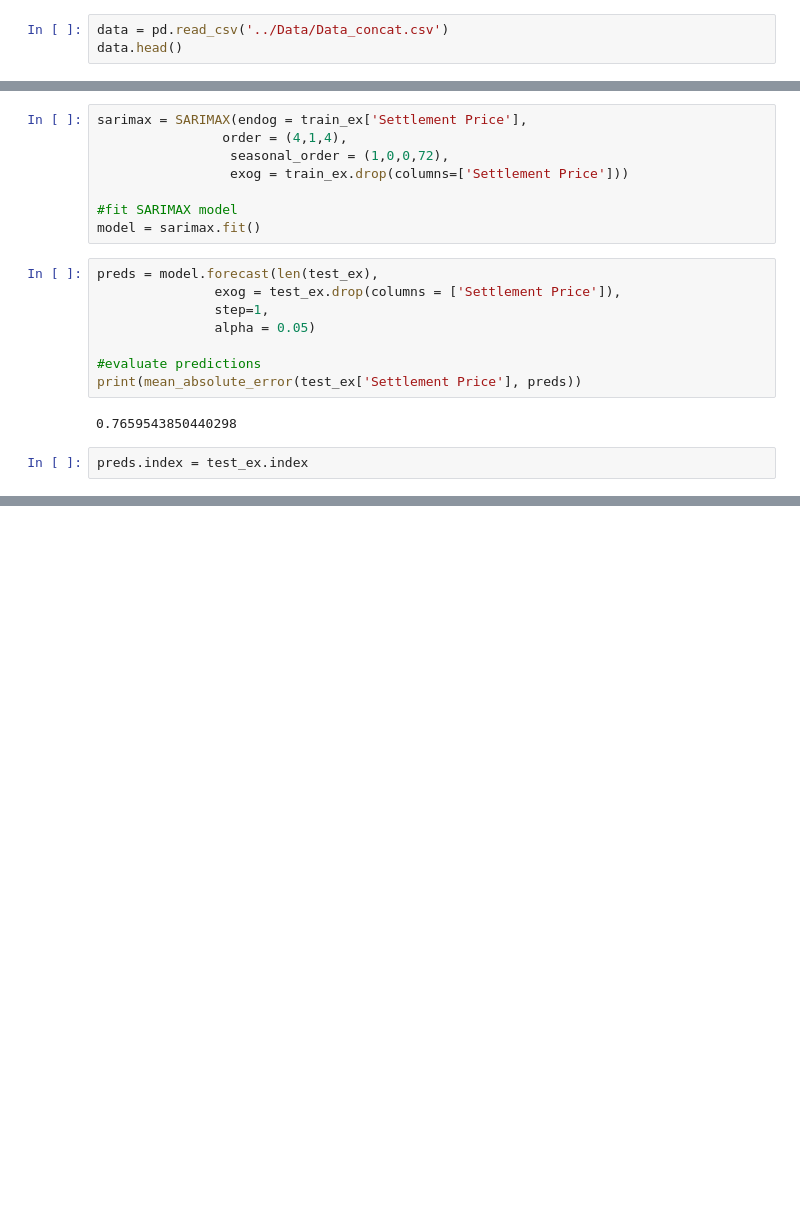
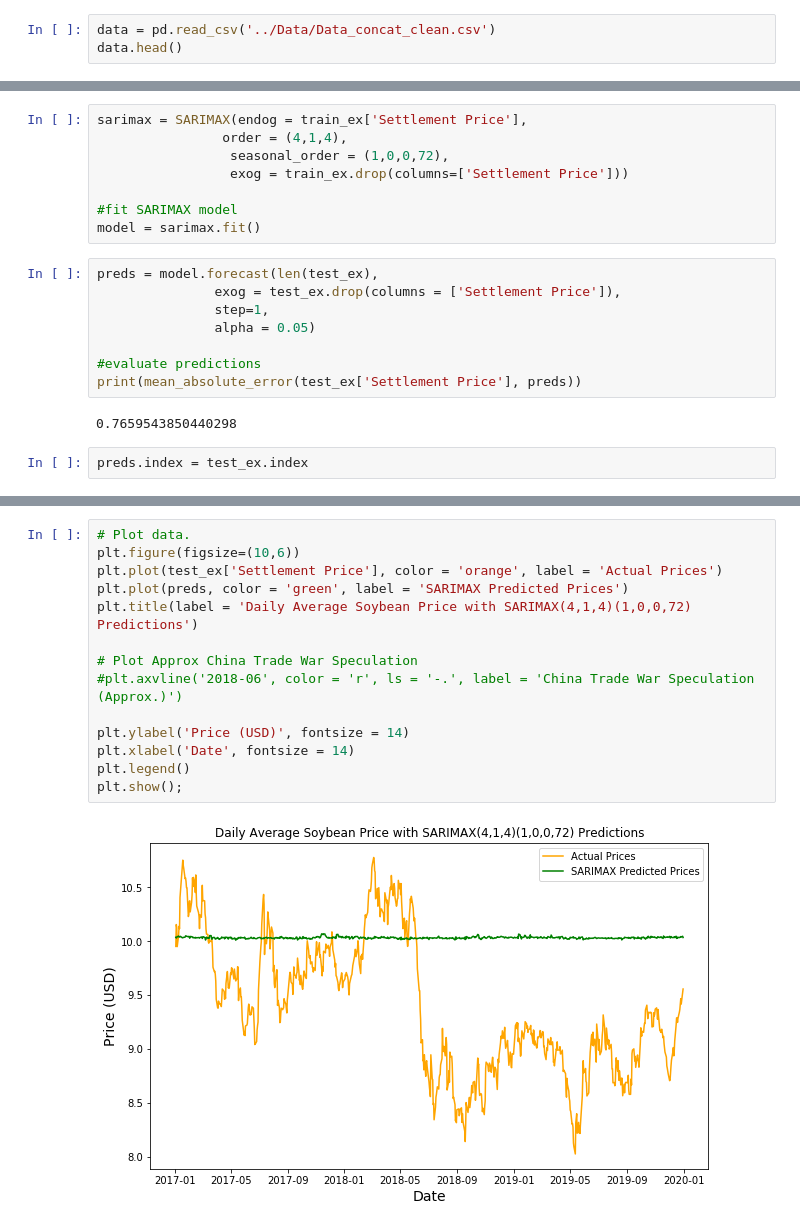
Before and after one commit to AndreaYoss/TimeSeries_ForecastSoybeanPrices, a Jupyter notebook: Modeling/Modeling Part 2. Multivariate Time Series Analysis..ipynb, the cells around one changed output, grey strips where cells are left out. Drawn from its saved outputs; the diff is of its cells as text; blank space fills up the shorter version.

```diff
--- a/Modeling/Modeling Part 2. Multivariate Time Series Analysis..ipynb
+++ b/Modeling/Modeling Part 2. Multivariate Time Series Analysis..ipynb
@@ -40,7 +40,7 @@ import warnings
 
 warnings.simplefilter(action="ignore")
 # %%
-data = pd.read_csv('../Data/Data_concat.csv')
+data = pd.read_csv('../Data/Data_concat_clean.csv')
 data.head()
 # %% [output]
 |  | DATE | IA_PRCP | IL_PRCP | MN_PRCP | TMAX_IA | TMAX_IL | TMAX_MN | TMIN_IA | TMIN_IL | TMIN_MN | ... | ... |
@@ -159,3 +159,19 @@ plt.title(label = 'Av Daily Soybean Price with SARIMAX(2,1,2)X(1,0,0,72)')
 plt.show();
 # %% [output]
 [figure]
+# %%
+# Plot data.
+plt.figure(figsize=(10,6))
+plt.plot(test_ex['Settlement Price'], color = 'orange', label = 'Actual Prices')
+plt.plot(preds, color = 'green', label = 'SARIMAX Predicted Prices')
+plt.title(label = 'Daily Average Soybean Price with SARIMAX(4,1,4)(1,0,0,72) Predictions')
+
+# Plot Approx China Trade War Speculation
+#plt.axvline('2018-06', color = 'r', ls = '-.', label = 'China Trade War Speculation (Approx.)')
+
+plt.ylabel('Price (USD)', fontsize = 14)
+plt.xlabel('Date', fontsize = 14)
+plt.legend()
+plt.show();
+# %% [output]
+[figure, added]
```
Also changed, not shown: parts of 1 cell of this notebook, 5 other files.
